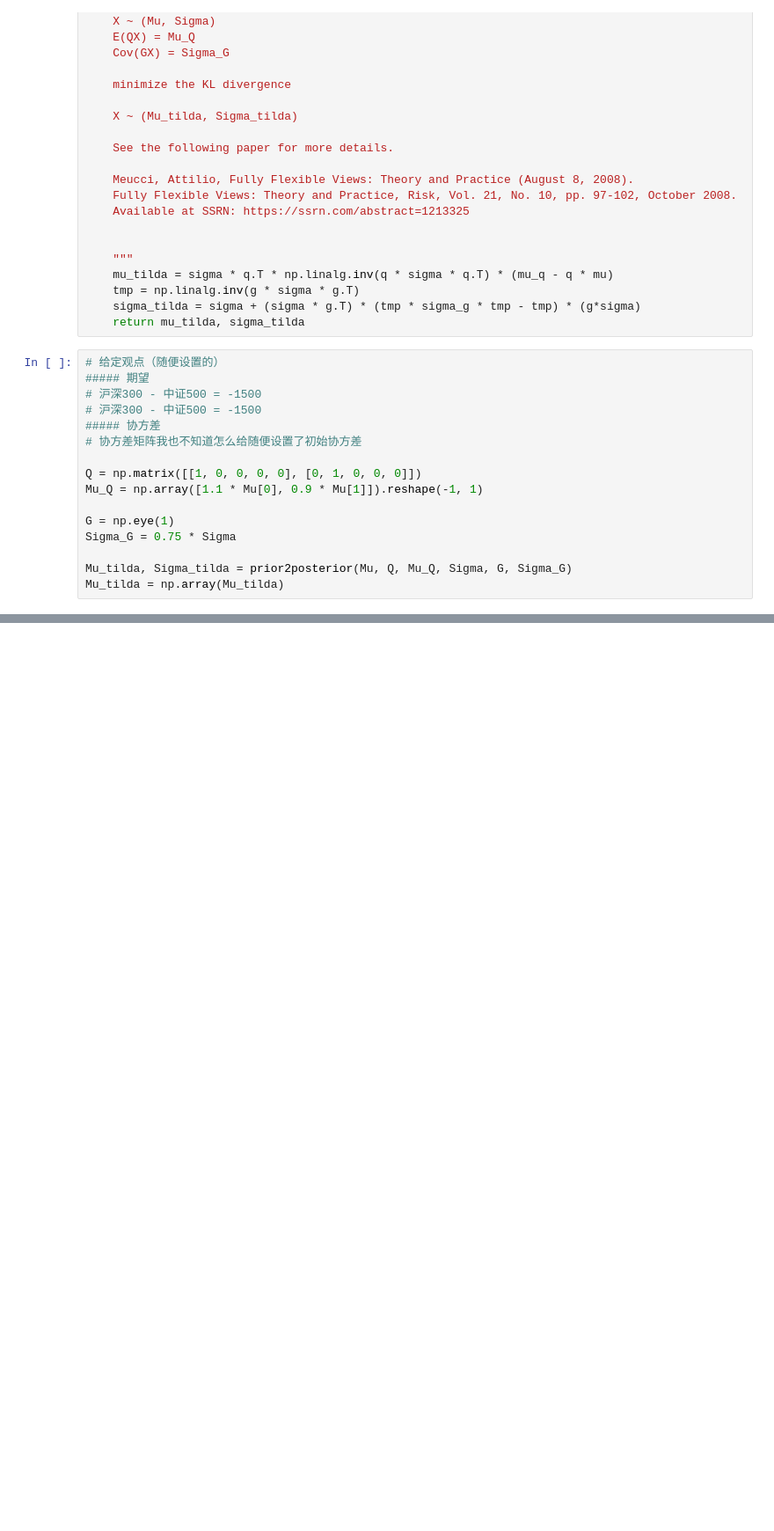
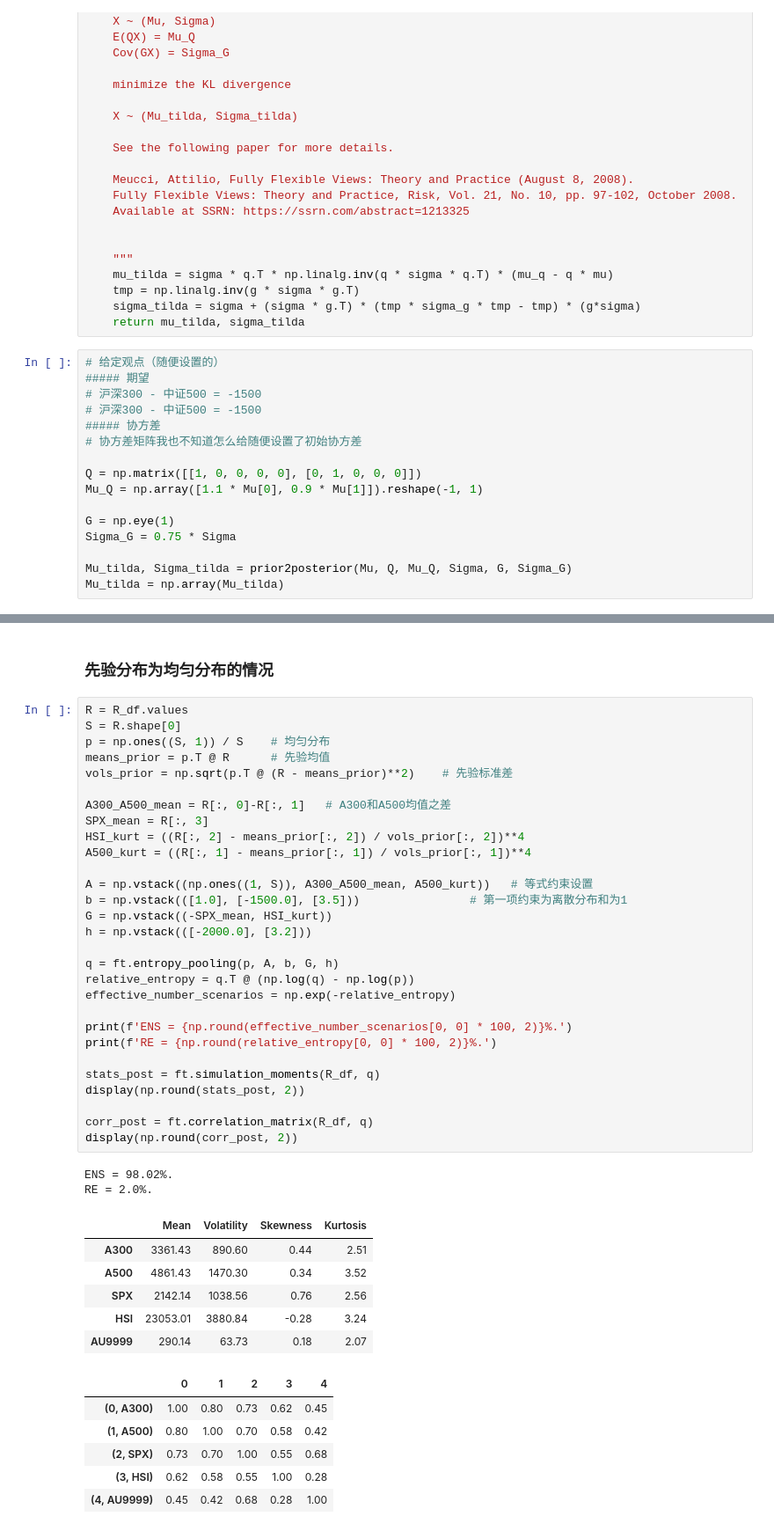
Before and after one commit to dishangti/Entropy-Pooling, a Jupyter notebook: EP.ipynb, the cells around one changed output, grey strips where cells are left out. Shown at 88% size. Saved outputs shown, nothing was run; the diff lists cells and outputs as text; blank space fills up the shorter version.

```diff
--- a/EP.ipynb
+++ b/EP.ipynb
@@ -193,0 +352,46 @@ for i, name in enumerate(names):
+# %% [markdown]
+### 先验分布为均匀分布的情况
+# %%
+R = R_df.values
+S = R.shape[0]
+p = np.ones((S, 1)) / S    # 均匀分布
+means_prior = p.T @ R      # 先验均值
+vols_prior = np.sqrt(p.T @ (R - means_prior)**2)    # 先验标准差
+
+A300_A500_mean = R[:, 0]-R[:, 1]   # A300和A500均值之差
+SPX_mean = R[:, 3]
+HSI_kurt = ((R[:, 2] - means_prior[:, 2]) / vols_prior[:, 2])**4
+A500_kurt = ((R[:, 1] - means_prior[:, 1]) / vols_prior[:, 1])**4
+
+A = np.vstack((np.ones((1, S)), A300_A500_mean, A500_kurt))   # 等式约束设置
+b = np.vstack(([1.0], [-1500.0], [3.5]))                # 第一项约束为离散分布和为1
+G = np.vstack((-SPX_mean, HSI_kurt))
+h = np.vstack(([-2000.0], [3.2]))
+
+q = ft.entropy_pooling(p, A, b, G, h)
+relative_entropy = q.T @ (np.log(q) - np.log(p))
+effective_number_scenarios = np.exp(-relative_entropy)
+
+print(f'ENS = {np.round(effective_number_scenarios[0, 0] * 100, 2)}%.')
+print(f'RE = {np.round(relative_entropy[0, 0] * 100, 2)}%.')
+
+stats_post = ft.simulation_moments(R_df, q)
+display(np.round(stats_post, 2))
+
+corr_post = ft.correlation_matrix(R_df, q)
+display(np.round(corr_post, 2))
+# %% [output]
+ENS = 98.02%.
+RE = 2.0%.
+|  | Mean | Volatility | Skewness | Kurtosis |
+| A300 | 3361.43 | 890.60 | 0.44 | 2.51 |
+| A500 | 4861.43 | 1470.30 | 0.34 | 3.52 |
+| SPX | 2142.14 | 1038.56 | 0.76 | 2.56 |
+| HSI | 23053.01 | 3880.84 | -0.28 | 3.24 |
+| AU9999 | 290.14 | 63.73 | 0.18 | 2.07 |
+|  | 0 | 1 | 2 | 3 | 4 |
+| (0, A300) | 1.00 | 0.80 | 0.73 | 0.62 | 0.45 |
+| (1, A500) | 0.80 | 1.00 | 0.70 | 0.58 | 0.42 |
+| (2, SPX) | 0.73 | 0.70 | 1.00 | 0.55 | 0.68 |
+| (3, HSI) | 0.62 | 0.58 | 0.55 | 1.00 | 0.28 |
+| (4, AU9999) | 0.45 | 0.42 | 0.68 | 0.28 | 1.00 |
```
Also changed, not shown: parts of 12 cells of this notebook.
